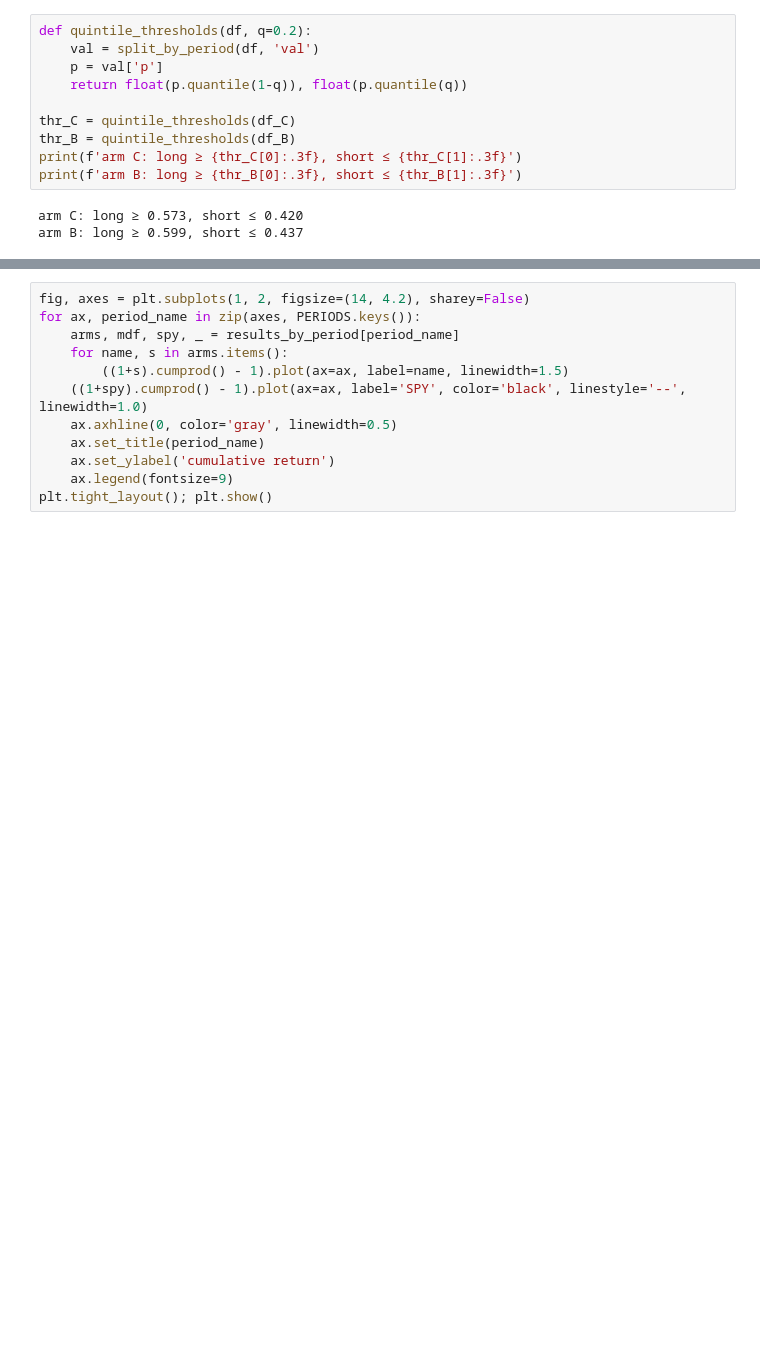
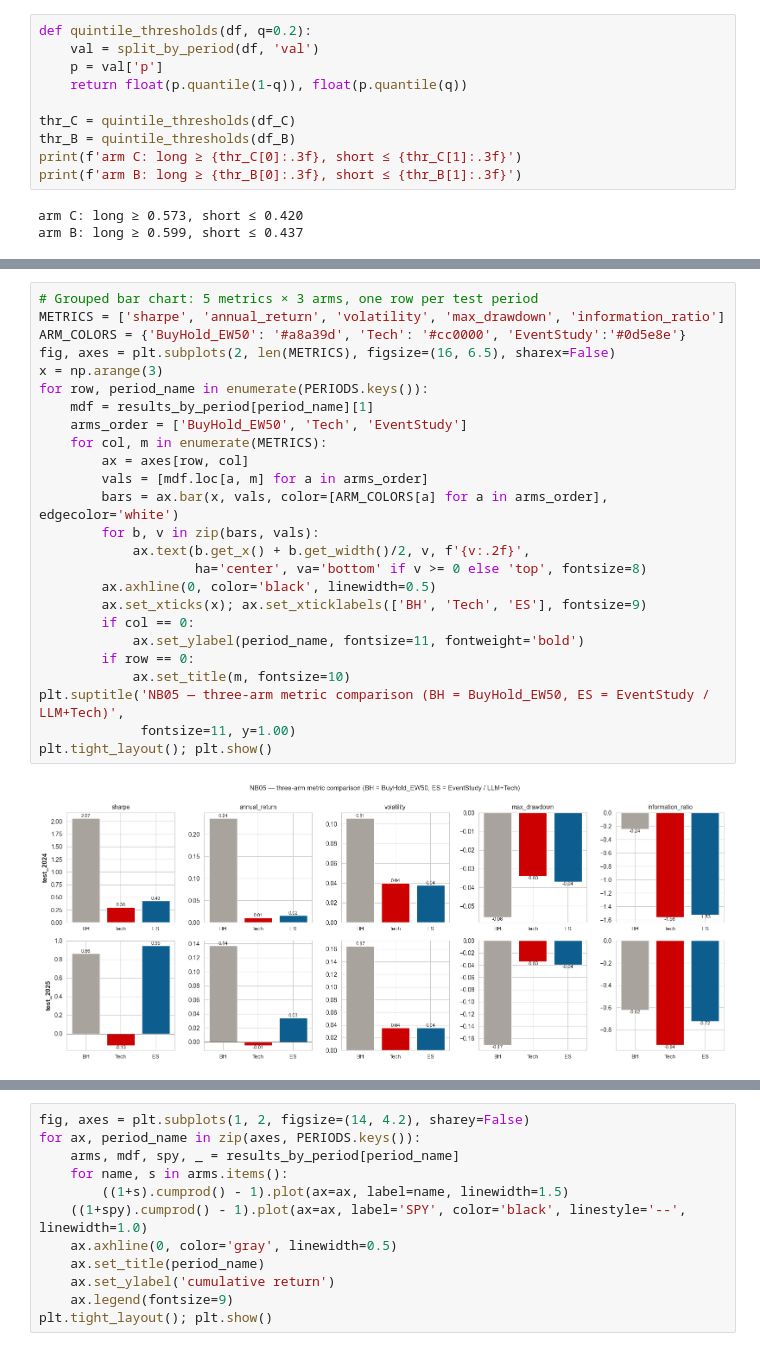
Before and after one commit to zzkai098/llm-event-study-alpha, a Jupyter notebook: notebooks/05_backtest_ablation.ipynb, the cells around one changed output, grey strips where cells are left out. Drawn from its saved outputs; the diff is of its cells as text; blank space fills up the shorter version.

```diff
--- a/notebooks/05_backtest_ablation.ipynb
+++ b/notebooks/05_backtest_ablation.ipynb
@@ -218,0 +350,27 @@ EventStudy               -0.722
+# %%
+# Grouped bar chart: 5 metrics × 3 arms, one row per test period
+METRICS = ['sharpe', 'annual_return', 'volatility', 'max_drawdown', 'information_ratio']
+ARM_COLORS = {'BuyHold_EW50': '#a8a39d', 'Tech': '#cc0000', 'EventStudy':'#0d5e8e'}
+fig, axes = plt.subplots(2, len(METRICS), figsize=(16, 6.5), sharex=False)
+x = np.arange(3)
+for row, period_name in enumerate(PERIODS.keys()):
+    mdf = results_by_period[period_name][1]
+    arms_order = ['BuyHold_EW50', 'Tech', 'EventStudy']
+    for col, m in enumerate(METRICS):
+        ax = axes[row, col]
+        vals = [mdf.loc[a, m] for a in arms_order]
+        bars = ax.bar(x, vals, color=[ARM_COLORS[a] for a in arms_order], edgecolor='white')
+        for b, v in zip(bars, vals):
+            ax.text(b.get_x() + b.get_width()/2, v, f'{v:.2f}',
+                    ha='center', va='bottom' if v >= 0 else 'top', fontsize=8)
+        ax.axhline(0, color='black', linewidth=0.5)
+        ax.set_xticks(x); ax.set_xticklabels(['BH', 'Tech', 'ES'], fontsize=9)
+        if col == 0:
+            ax.set_ylabel(period_name, fontsize=11, fontweight='bold')
+        if row == 0:
+            ax.set_title(m, fontsize=10)
+plt.suptitle('NB05 — three-arm metric comparison (BH = BuyHold_EW50, ES = EventStudy / LLM+Tech)',
+             fontsize=11, y=1.00)
+plt.tight_layout(); plt.show()
+# %% [output]
+[figure, added]
```
Also changed, not shown: parts of 39 cells of this notebook, 4 other files.
